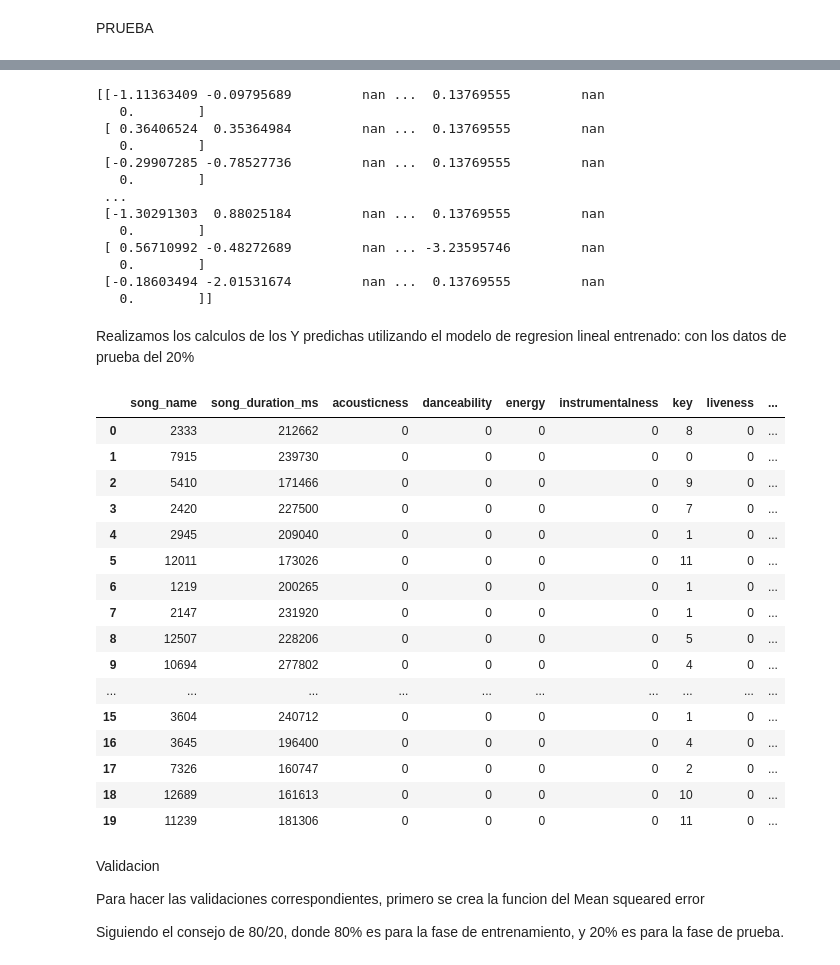
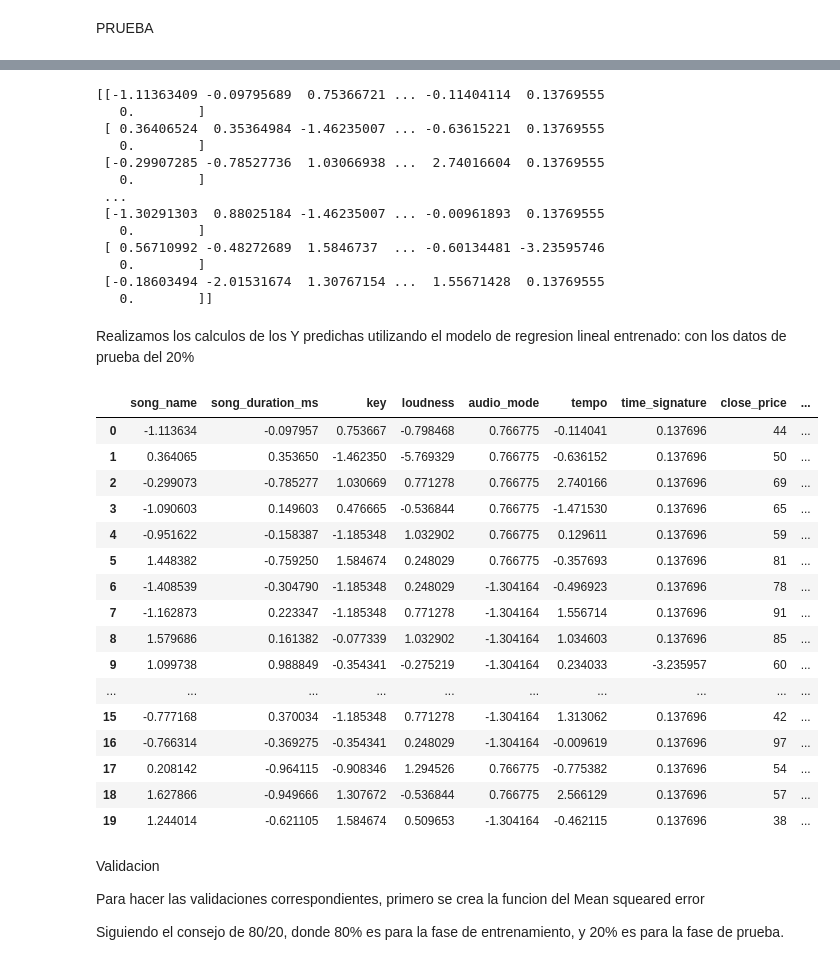
Before and after one commit to RosaCe21/Blanco-Moya-Rosa-Leonor-SIS420-AI, a Jupyter notebook: Laboratorios/LAB-02/regresio.ipynb, the cells around one changed output, grey strips where cells are left out. Drawn from its saved outputs; the diff is of its cells as text; code cells hidden in the pictures.

```diff
--- a/Laboratorios/LAB-02/regresio.ipynb
+++ b/Laboratorios/LAB-02/regresio.ipynb
@@ -386,5 +404,0 @@ Realizamos algunas pruebas con la funcion de costo()
-# %%
-theta = np.array([1, 0.455000, -0.756070, -0.757633, -0.756850, 0.587486, 0.466985, 0.299630, -0.767157, -0.765891, -0.769412, -0.767717, 0.114549, -0.080046, 0.010156])
-
-JJ = calcularCosto(X_ready, y_train, theta)
-print(f"Con theta: {theta} se obtiene un costo de precio: {JJ}")
@@ -422,10 +420,10 @@ def calcularDescensoGradiente(X, y, theta, alpha, numero_iteraciones):
 # %% [markdown]
 Seleccionado de coeficientes
 # %%
-theta = np.zeros(15)
+theta = np.zeros(8)
 
-num_iter = 40000
-alpha = 0.0001
+num_iter = 20000
+alpha = 0.001
 
 theta, J_history = calcularDescensoGradiente(X_ready, y_train, theta, alpha, num_iter)
 print(f"Los valores de theta calculados son: { theta }")
@@ -483,7 +458,7 @@ PRUEBA
 # Normalizamos el X_test
 X_test_norm = (X_test - mu) / sigma
 m_test = len(X_test)
-
+X_test_cleaned = X_test_norm.dropna(axis=1)
 # Mostramos el X_test_norm
-X_test_norm
+X_test_cleaned
 # %% [output]
@@ -503,21 +478,21 @@ X_test_norm
 # %%
 # Concatenamos con la columna de ceros
-X_test_ready = np.concatenate([X_test_norm, np.zeros((m_test, 1))], axis = 1)
+X_test_ready = np.concatenate([X_test_cleaned, np.zeros((m_test, 1))], axis = 1)
 # Mostramos los resultados
 print(X_test_ready)
 # %% [output]
-[[-1.11363409 -0.09795689         nan ...  0.13769555         nan
+[[-1.11363409 -0.09795689  0.75366721 ... -0.11404114  0.13769555
    0.        ]
- [ 0.36406524  0.35364984         nan ...  0.13769555         nan
+ [ 0.36406524  0.35364984 -1.46235007 ... -0.63615221  0.13769555
    0.        ]
- [-0.29907285 -0.78527736         nan ...  0.13769555         nan
+ [-0.29907285 -0.78527736  1.03066938 ...  2.74016604  0.13769555
    0.        ]
  ...
- [-1.30291303  0.88025184         nan ...  0.13769555         nan
+ [-1.30291303  0.88025184 -1.46235007 ... -0.00961893  0.13769555
    0.        ]
- [ 0.56710992 -0.48272689         nan ... -3.23595746         nan
+ [ 0.56710992 -0.48272689  1.5846737  ... -0.60134481 -3.23595746
    0.        ]
- [-0.18603494 -2.01531674         nan ...  0.13769555         nan
+ [-0.18603494 -2.01531674  1.30767154 ...  1.55671428  0.13769555
    0.        ]]
 # %% [markdown]
 Realizamos los calculos de los Y predichas utilizando el modelo de regresion lineal entrenado: con los datos de prueba del 20%
@@ -535,35 +510,35 @@ y_predicha = np.array(y_predicha)
 df_pred = pd.DataFrame(y_predicha, columns = ['y_predicha'])
 df_pred['y_predicha'] = df_pred['y_predicha'].abs()
 # %%
-X_columans = ['song_name','song_duration_ms','acousticness','danceability','energy','instrumentalness','key','liveness','loudness','audio_mode','speechiness','tempo','time_signature','audio_valence']
-X_test = np.array(X_test)
-X_test = pd.DataFrame(X_test, columns = X_columans)
+X_columans = ['song_name','song_duration_ms','key','loudness','audio_mode','tempo','time_signature']
+X_test_cleaned = np.array(X_test_cleaned)
+X_test_cleaned = pd.DataFrame(X_test_cleaned, columns = X_columans)
 
 y_test = np.array(y_test)
 y_test = pd.DataFrame(y_test, columns = ['close_price'])
 
-# Para mostrar una tabla donde se muestren todos los resultados en uno solo de X_test_ready, y_test y y_predicha
+# Para mostrar una tabla donde se muestren todos los resultados en uno solo de X_test_cleaned_ready, y_test y y_predicha
 # Mostramos los resultados en una sola tabla
-df_resultado = pd.concat([X_test, y_test, df_pred], axis = 1)
+df_resultado = pd.concat([X_test_cleaned, y_test, df_pred], axis = 1)
 df_resultado.head(20)
 # %% [output]
-|  | song_name | song_duration_ms | acousticness | danceability | energy | instrumentalness | key | liveness | ... |
-| 0 | 2333 | 212662 | 0 | 0 | 0 | 0 | 8 | 0 | ... |
-| 1 | 7915 | 239730 | 0 | 0 | 0 | 0 | 0 | 0 | ... |
-| 2 | 5410 | 171466 | 0 | 0 | 0 | 0 | 9 | 0 | ... |
-| 3 | 2420 | 227500 | 0 | 0 | 0 | 0 | 7 | 0 | ... |
-| 4 | 2945 | 209040 | 0 | 0 | 0 | 0 | 1 | 0 | ... |
-| 5 | 12011 | 173026 | 0 | 0 | 0 | 0 | 11 | 0 | ... |
-| 6 | 1219 | 200265 | 0 | 0 | 0 | 0 | 1 | 0 | ... |
-| 7 | 2147 | 231920 | 0 | 0 | 0 | 0 | 1 | 0 | ... |
-| 8 | 12507 | 228206 | 0 | 0 | 0 | 0 | 5 | 0 | ... |
-| 9 | 10694 | 277802 | 0 | 0 | 0 | 0 | 4 | 0 | ... |
+|  | song_name | song_duration_ms | key | loudness | audio_mode | tempo | time_signature | close_price | ... |
+| 0 | -1.113634 | -0.097957 | 0.753667 | -0.798468 | 0.766775 | -0.114041 | 0.137696 | 44 | ... |
+| 1 | 0.364065 | 0.353650 | -1.462350 | -5.769329 | 0.766775 | -0.636152 | 0.137696 | 50 | ... |
+| 2 | -0.299073 | -0.785277 | 1.030669 | 0.771278 | 0.766775 | 2.740166 | 0.137696 | 69 | ... |
+| 3 | -1.090603 | 0.149603 | 0.476665 | -0.536844 | 0.766775 | -1.471530 | 0.137696 | 65 | ... |
+| 4 | -0.951622 | -0.158387 | -1.185348 | 1.032902 | 0.766775 | 0.129611 | 0.137696 | 59 | ... |
+| 5 | 1.448382 | -0.759250 | 1.584674 | 0.248029 | 0.766775 | -0.357693 | 0.137696 | 81 | ... |
+| 6 | -1.408539 | -0.304790 | -1.185348 | 0.248029 | -1.304164 | -0.496923 | 0.137696 | 78 | ... |
+| 7 | -1.162873 | 0.223347 | -1.185348 | 0.771278 | -1.304164 | 1.556714 | 0.137696 | 91 | ... |
+| 8 | 1.579686 | 0.161382 | -0.077339 | 1.032902 | -1.304164 | 1.034603 | 0.137696 | 85 | ... |
+| 9 | 1.099738 | 0.988849 | -0.354341 | -0.275219 | -1.304164 | 0.234033 | -3.235957 | 60 | ... |
 | ... | ... | ... | ... | ... | ... | ... | ... | ... | ... |
-| 15 | 3604 | 240712 | 0 | 0 | 0 | 0 | 1 | 0 | ... |
-| 16 | 3645 | 196400 | 0 | 0 | 0 | 0 | 4 | 0 | ... |
-| 17 | 7326 | 160747 | 0 | 0 | 0 | 0 | 2 | 0 | ... |
-| 18 | 12689 | 161613 | 0 | 0 | 0 | 0 | 10 | 0 | ... |
-| 19 | 11239 | 181306 | 0 | 0 | 0 | 0 | 11 | 0 | ... |
+| 15 | -0.777168 | 0.370034 | -1.185348 | 0.771278 | -1.304164 | 1.313062 | 0.137696 | 42 | ... |
+| 16 | -0.766314 | -0.369275 | -0.354341 | 0.248029 | -1.304164 | -0.009619 | 0.137696 | 97 | ... |
+| 17 | 0.208142 | -0.964115 | -0.908346 | 1.294526 | 0.766775 | -0.775382 | 0.137696 | 54 | ... |
+| 18 | 1.627866 | -0.949666 | 1.307672 | -0.536844 | 0.766775 | 2.566129 | 0.137696 | 57 | ... |
+| 19 | 1.244014 | -0.621105 | 1.584674 | 0.509653 | -1.304164 | -0.462115 | 0.137696 | 38 | ... |
 # %% [markdown]
 Validacion
 
```
Also changed, not shown: parts of 21 cells of this notebook.
